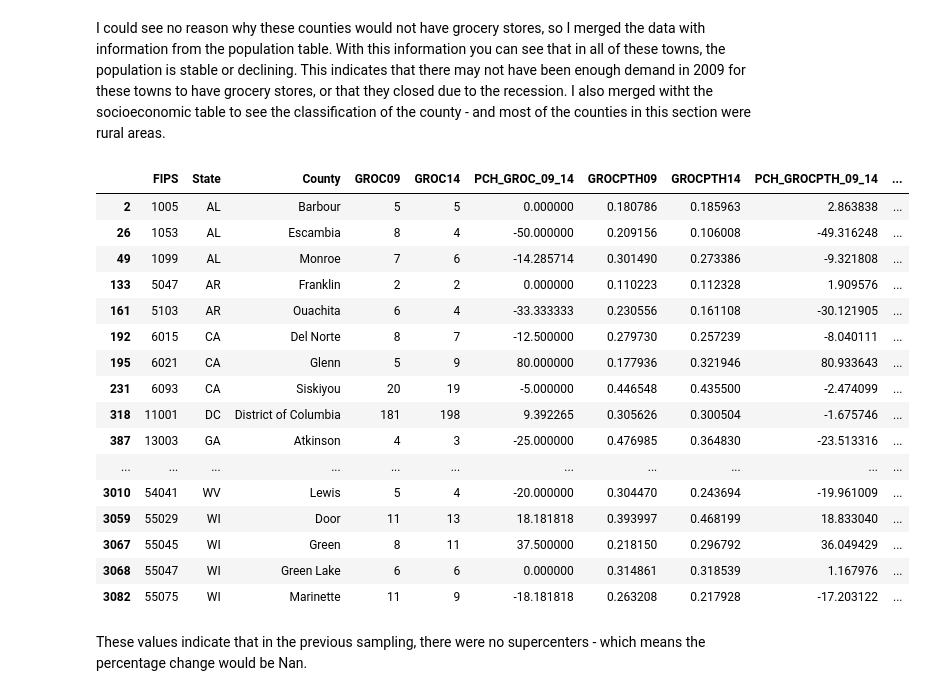
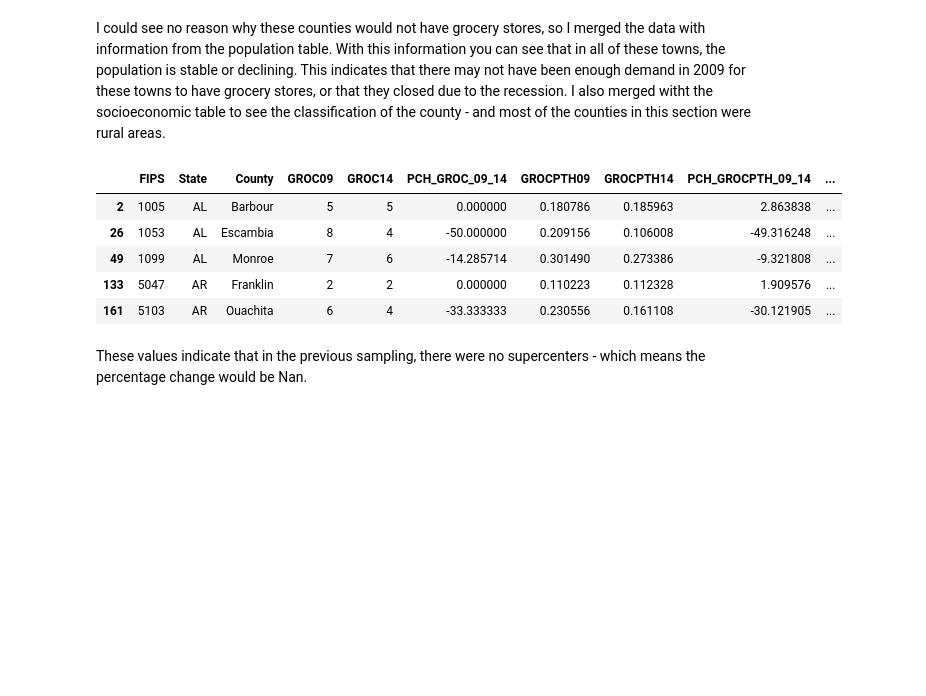
Before and after one commit to ejh56/food-access, a Jupyter notebook: Cleaning-FEA.ipynb, the cells around one changed output. Drawn from its saved outputs; the diff is of its cells as text; code cells hidden in the pictures; blank space fills up the shorter version.

```diff
--- a/Cleaning-FEA.ipynb
+++ b/Cleaning-FEA.ipynb
@@ -697,25 +697,14 @@ With this information you can see that in all of these towns, the population is
 # %%
 stores["PCH_GROC_09_14"].fillna(0, inplace=True)
 # %%
-stores.loc[stores["PCH_SUPERCPTH_09_14"].isna()]
+stores.loc[stores["PCH_SUPERCPTH_09_14"].isna()].head()
 # %% [output]
 |  | FIPS | State | County | GROC09 | GROC14 | PCH_GROC_09_14 | GROCPTH09 | GROCPTH14 | PCH_GROCPTH_09_14 | ... |
 | 2 | 1005 | AL | Barbour | 5 | 5 | 0.000000 | 0.180786 | 0.185963 | 2.863838 | ... |
 | 26 | 1053 | AL | Escambia | 8 | 4 | -50.000000 | 0.209156 | 0.106008 | -49.316248 | ... |
 | 49 | 1099 | AL | Monroe | 7 | 6 | -14.285714 | 0.301490 | 0.273386 | -9.321808 | ... |
 | 133 | 5047 | AR | Franklin | 2 | 2 | 0.000000 | 0.110223 | 0.112328 | 1.909576 | ... |
 | 161 | 5103 | AR | Ouachita | 6 | 4 | -33.333333 | 0.230556 | 0.161108 | -30.121905 | ... |
-| 192 | 6015 | CA | Del Norte | 8 | 7 | -12.500000 | 0.279730 | 0.257239 | -8.040111 | ... |
-| 195 | 6021 | CA | Glenn | 5 | 9 | 80.000000 | 0.177936 | 0.321946 | 80.933643 | ... |
-| 231 | 6093 | CA | Siskiyou | 20 | 19 | -5.000000 | 0.446548 | 0.435500 | -2.474099 | ... |
-| 318 | 11001 | DC | District of Columbia | 181 | 198 | 9.392265 | 0.305626 | 0.300504 | -1.675746 | ... |
-| 387 | 13003 | GA | Atkinson | 4 | 3 | -25.000000 | 0.476985 | 0.364830 | -23.513316 | ... |
-| ... | ... | ... | ... | ... | ... | ... | ... | ... | ... | ... |
-| 3010 | 54041 | WV | Lewis | 5 | 4 | -20.000000 | 0.304470 | 0.243694 | -19.961009 | ... |
-| 3059 | 55029 | WI | Door | 11 | 13 | 18.181818 | 0.393997 | 0.468199 | 18.833040 | ... |
-| 3067 | 55045 | WI | Green | 8 | 11 | 37.500000 | 0.218150 | 0.296792 | 36.049429 | ... |
-| 3068 | 55047 | WI | Green Lake | 6 | 6 | 0.000000 | 0.314861 | 0.318539 | 1.167976 | ... |
-| 3082 | 55075 | WI | Marinette | 11 | 9 | -18.181818 | 0.263208 | 0.217928 | -17.203122 | ... |
 # %% [markdown]
 These values indicate that in the previous sampling, there were no supercenters - which means the percentage change would be Nan.
 # %%
```
Also changed, not shown: parts of 13 cells of this notebook, 23 other files.
